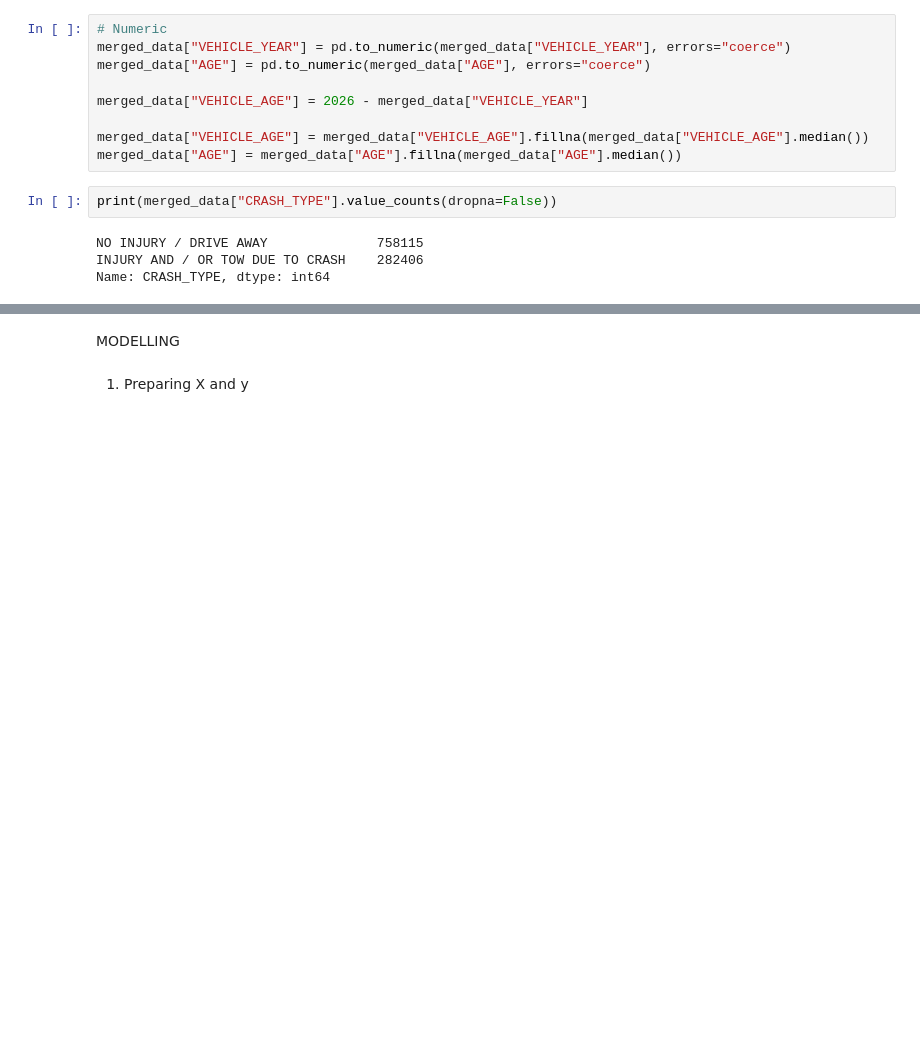
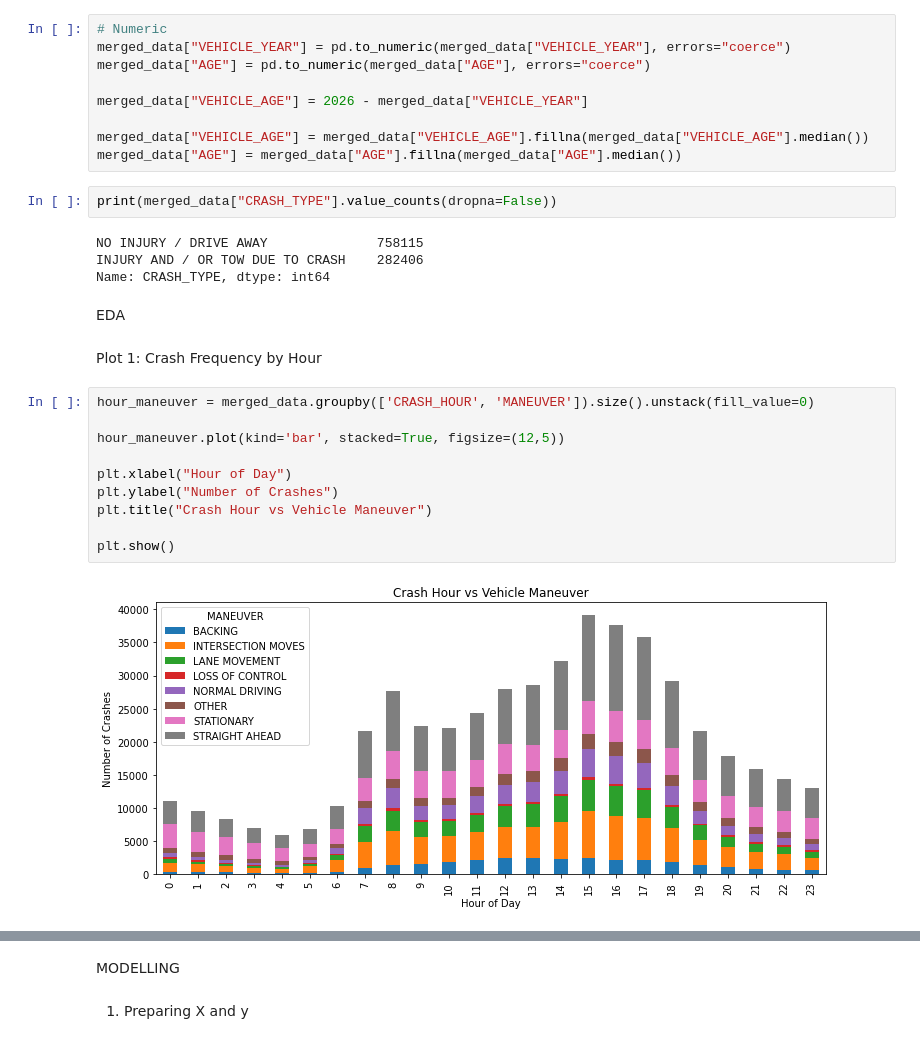
Before and after one commit to JoyN-fixer/traffic-crash-analysis, a Jupyter notebook: Crash Cause Classification.ipynb, the cells around one changed output, grey strips where cells are left out. Saved outputs shown, nothing was run; the diff lists cells and outputs as text; blank space fills up the shorter version.

```diff
--- a/Crash Cause Classification.ipynb
+++ b/Crash Cause Classification.ipynb
@@ -449,3 +449,19 @@ print(merged_data["CRASH_TYPE"].value_counts(dropna=False))
 NO INJURY / DRIVE AWAY              758115
 INJURY AND / OR TOW DUE TO CRASH    282406
 Name: CRASH_TYPE, dtype: int64
+# %% [markdown]
+EDA
+# %% [markdown]
+Plot 1: Crash Frequency by Hour
+# %%
+hour_maneuver = merged_data.groupby(['CRASH_HOUR', 'MANEUVER']).size().unstack(fill_value=0)
+
+hour_maneuver.plot(kind='bar', stacked=True, figsize=(12,5))
+
+plt.xlabel("Hour of Day")
+plt.ylabel("Number of Crashes")
+plt.title("Crash Hour vs Vehicle Maneuver")
+
+plt.show()
+# %% [output]
+[figure, added]
```
Also changed, not shown: parts of 12 cells of this notebook.
